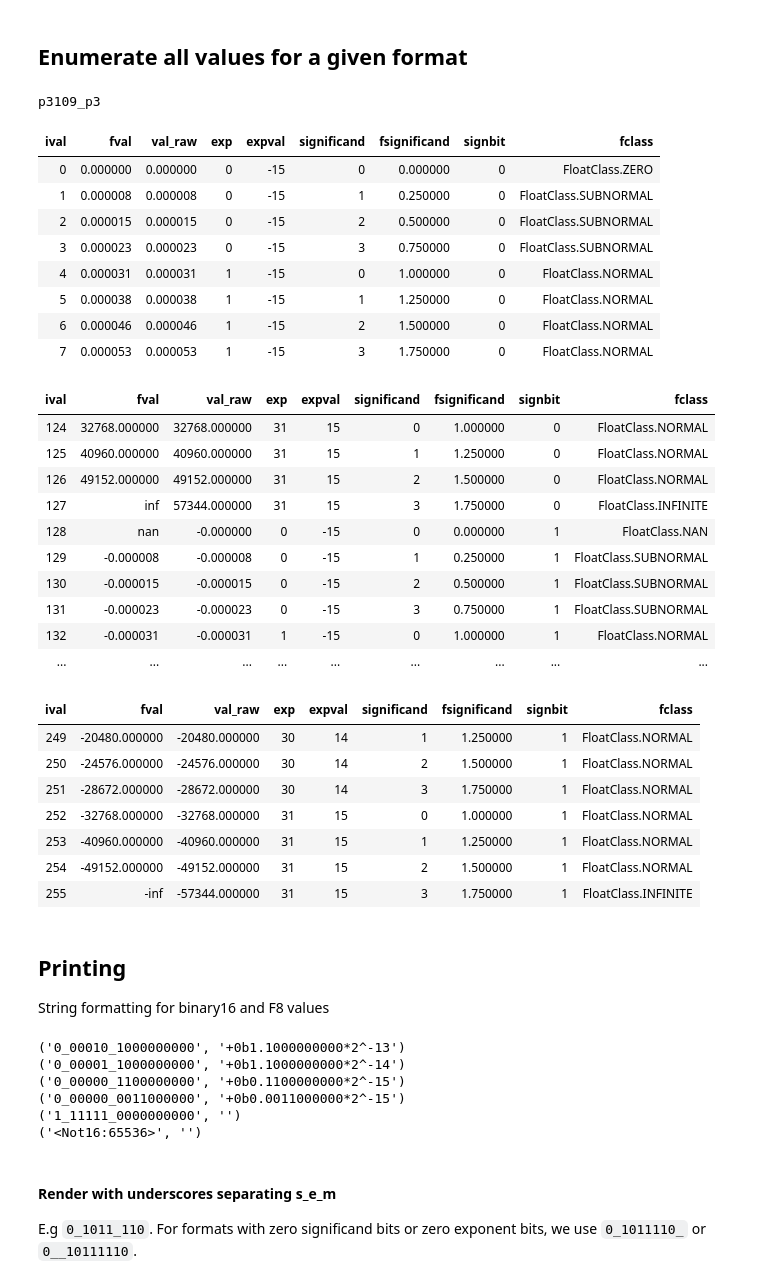
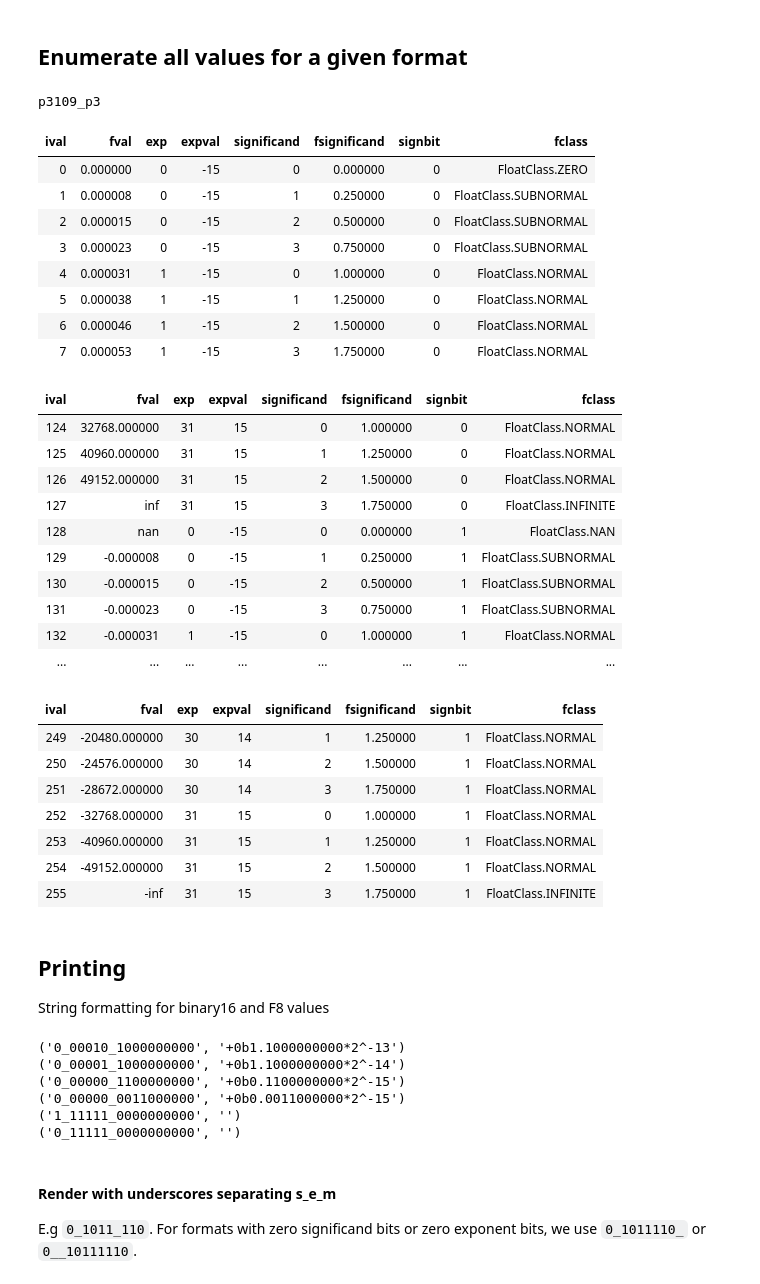
Before and after one commit to P3109/Public, a Jupyter notebook: Value Tables/make-value-tables.ipynb, the cells around one changed output. Saved outputs shown, nothing was run; the diff lists cells and outputs as text; code cells hidden in the pictures.

```diff
--- a/Value Tables/make-value-tables.ipynb
+++ b/Value Tables/make-value-tables.ipynb
@@ -210,49 +204,49 @@ Dynamic range increase with subnormals: x4.5
 # %%
 # Get the FormatInfo
 fi = format_info_p3109(precision=3)
 print(fi)
 
 # Generate values as a list of FloatValues
 values = [decode_float(fi, i) for i in range(256)]
 
 # Convert to dataframe (and hide the FormatInfo)
-df_left_align(pandas.DataFrame(values)).hide().hide(subset=[*range(9,120), *range(131,251)]).hide(subset=['fi'], axis=1)
+df_left_align(pandas.DataFrame(values)).hide().hide(subset=[*range(9,120), *range(131,251)])
 
 with pandas.option_context("render.max_rows", 9):
   df = pandas.DataFrame(values)
-  display(df_left_align(df[0:8]).hide().hide(subset=['fi'], axis=1))
-  display(df_left_align(df[124:134]).hide().hide(subset=['fi'], axis=1))
-  display(df_left_align(df[249:]).hide().hide(subset=['fi'], axis=1))
+  display(df_left_align(df[0:8]).hide())
+  display(df_left_align(df[124:134]).hide())
+  display(df_left_align(df[249:]).hide())
 # %% [output]
 p3109_p3
-| ival | fval | val_raw | exp | expval | significand | fsignificand | signbit | fclass |
-| 0 | 0.000000 | 0.000000 | 0 | -15 | 0 | 0.000000 | 0 | FloatClass.ZERO |
-| 1 | 0.000008 | 0.000008 | 0 | -15 | 1 | 0.250000 | 0 | FloatClass.SUBNORMAL |
-| 2 | 0.000015 | 0.000015 | 0 | -15 | 2 | 0.500000 | 0 | FloatClass.SUBNORMAL |
-| 3 | 0.000023 | 0.000023 | 0 | -15 | 3 | 0.750000 | 0 | FloatClass.SUBNORMAL |
-| 4 | 0.000031 | 0.000031 | 1 | -15 | 0 | 1.000000 | 0 | FloatClass.NORMAL |
-| 5 | 0.000038 | 0.000038 | 1 | -15 | 1 | 1.250000 | 0 | FloatClass.NORMAL |
-| 6 | 0.000046 | 0.000046 | 1 | -15 | 2 | 1.500000 | 0 | FloatClass.NORMAL |
-| 7 | 0.000053 | 0.000053 | 1 | -15 | 3 | 1.750000 | 0 | FloatClass.NORMAL |
+| ival | fval | exp | expval | significand | fsignificand | signbit | fclass |
+| 0 | 0.000000 | 0 | -15 | 0 | 0.000000 | 0 | FloatClass.ZERO |
+| 1 | 0.000008 | 0 | -15 | 1 | 0.250000 | 0 | FloatClass.SUBNORMAL |
+| 2 | 0.000015 | 0 | -15 | 2 | 0.500000 | 0 | FloatClass.SUBNORMAL |
+| 3 | 0.000023 | 0 | -15 | 3 | 0.750000 | 0 | FloatClass.SUBNORMAL |
+| 4 | 0.000031 | 1 | -15 | 0 | 1.000000 | 0 | FloatClass.NORMAL |
+| 5 | 0.000038 | 1 | -15 | 1 | 1.250000 | 0 | FloatClass.NORMAL |
+| 6 | 0.000046 | 1 | -15 | 2 | 1.500000 | 0 | FloatClass.NORMAL |
+| 7 | 0.000053 | 1 | -15 | 3 | 1.750000 | 0 | FloatClass.NORMAL |
-| ival | fval | val_raw | exp | expval | significand | fsignificand | signbit | fclass |
-| 124 | 32768.000000 | 32768.000000 | 31 | 15 | 0 | 1.000000 | 0 | FloatClass.NORMAL |
-| 125 | 40960.000000 | 40960.000000 | 31 | 15 | 1 | 1.250000 | 0 | FloatClass.NORMAL |
-| 126 | 49152.000000 | 49152.000000 | 31 | 15 | 2 | 1.500000 | 0 | FloatClass.NORMAL |
-| 127 | inf | 57344.000000 | 31 | 15 | 3 | 1.750000 | 0 | FloatClass.INFINITE |
-| 128 | nan | -0.000000 | 0 | -15 | 0 | 0.000000 | 1 | FloatClass.NAN |
-| 129 | -0.000008 | -0.000008 | 0 | -15 | 1 | 0.250000 | 1 | FloatClass.SUBNORMAL |
-| 130 | -0.000015 | -0.000015 | 0 | -15 | 2 | 0.500000 | 1 | FloatClass.SUBNORMAL |
-| 131 | -0.000023 | -0.000023 | 0 | -15 | 3 | 0.750000 | 1 | FloatClass.SUBNORMAL |
-| 132 | -0.000031 | -0.000031 | 1 | -15 | 0 | 1.000000 | 1 | FloatClass.NORMAL |
-| ... | ... | ... | ... | ... | ... | ... | ... | ... |
+| ival | fval | exp | expval | significand | fsignificand | signbit | fclass |
+| 124 | 32768.000000 | 31 | 15 | 0 | 1.000000 | 0 | FloatClass.NORMAL |
+| 125 | 40960.000000 | 31 | 15 | 1 | 1.250000 | 0 | FloatClass.NORMAL |
+| 126 | 49152.000000 | 31 | 15 | 2 | 1.500000 | 0 | FloatClass.NORMAL |
+| 127 | inf | 31 | 15 | 3 | 1.750000 | 0 | FloatClass.INFINITE |
+| 128 | nan | 0 | -15 | 0 | 0.000000 | 1 | FloatClass.NAN |
+| 129 | -0.000008 | 0 | -15 | 1 | 0.250000 | 1 | FloatClass.SUBNORMAL |
+| 130 | -0.000015 | 0 | -15 | 2 | 0.500000 | 1 | FloatClass.SUBNORMAL |
+| 131 | -0.000023 | 0 | -15 | 3 | 0.750000 | 1 | FloatClass.SUBNORMAL |
+| 132 | -0.000031 | 1 | -15 | 0 | 1.000000 | 1 | FloatClass.NORMAL |
+| ... | ... | ... | ... | ... | ... | ... | ... |
-| ival | fval | val_raw | exp | expval | significand | fsignificand | signbit | fclass |
-| 249 | -20480.000000 | -20480.000000 | 30 | 14 | 1 | 1.250000 | 1 | FloatClass.NORMAL |
-| 250 | -24576.000000 | -24576.000000 | 30 | 14 | 2 | 1.500000 | 1 | FloatClass.NORMAL |
-| 251 | -28672.000000 | -28672.000000 | 30 | 14 | 3 | 1.750000 | 1 | FloatClass.NORMAL |
-| 252 | -32768.000000 | -32768.000000 | 31 | 15 | 0 | 1.000000 | 1 | FloatClass.NORMAL |
-| 253 | -40960.000000 | -40960.000000 | 31 | 15 | 1 | 1.250000 | 1 | FloatClass.NORMAL |
-| 254 | -49152.000000 | -49152.000000 | 31 | 15 | 2 | 1.500000 | 1 | FloatClass.NORMAL |
-| 255 | -inf | -57344.000000 | 31 | 15 | 3 | 1.750000 | 1 | FloatClass.INFINITE |
+| ival | fval | exp | expval | significand | fsignificand | signbit | fclass |
+| 249 | -20480.000000 | 30 | 14 | 1 | 1.250000 | 1 | FloatClass.NORMAL |
+| 250 | -24576.000000 | 30 | 14 | 2 | 1.500000 | 1 | FloatClass.NORMAL |
+| 251 | -28672.000000 | 30 | 14 | 3 | 1.750000 | 1 | FloatClass.NORMAL |
+| 252 | -32768.000000 | 31 | 15 | 0 | 1.000000 | 1 | FloatClass.NORMAL |
+| 253 | -40960.000000 | 31 | 15 | 1 | 1.250000 | 1 | FloatClass.NORMAL |
+| 254 | -49152.000000 | 31 | 15 | 2 | 1.500000 | 1 | FloatClass.NORMAL |
+| 255 | -inf | 31 | 15 | 3 | 1.750000 | 1 | FloatClass.INFINITE |
 # %% [markdown]
 ## Printing
 
@@ -269,7 +263,7 @@ def b16_str(val) -> tuple[str,str]:
   with np.errstate(over="ignore"):
     b16 = np.float16(val)
 
-  if float(b16) != val and not np.isfinite(b16):
+  if float(b16) != val and np.isfinite(b16):
     # Finite, but not representable in float16
     return f'<Not16:{val}>',''
   b16_int = struct.unpack('!H',struct.pack('!e',b16))[0]
@@ -302,7 +296,7 @@ assert b16_str(3*2**-16) == ('0_00000_1100000000', '+0b0.1100000000*2^-15')
 ('0_00000_1100000000', '+0b0.1100000000*2^-15')
 ('0_00000_0011000000', '+0b0.0011000000*2^-15')
 ('1_11111_0000000000', '')
-('<Not16:65536>', '')
+('0_11111_0000000000', '')
 # %% [markdown]
 #### Render with underscores separating s_e_m
 
```
Also changed, not shown: parts of 13 cells of this notebook.
